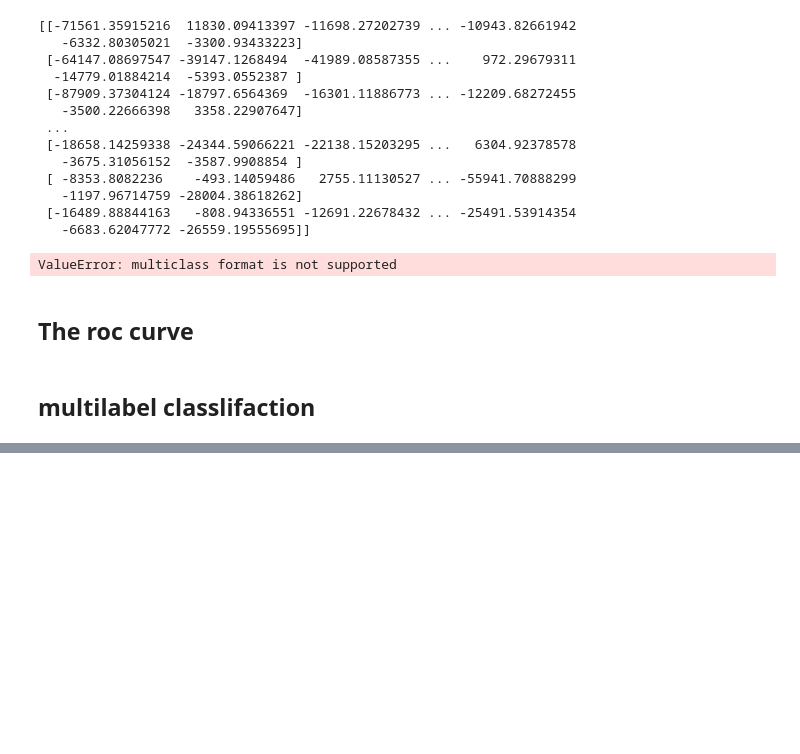
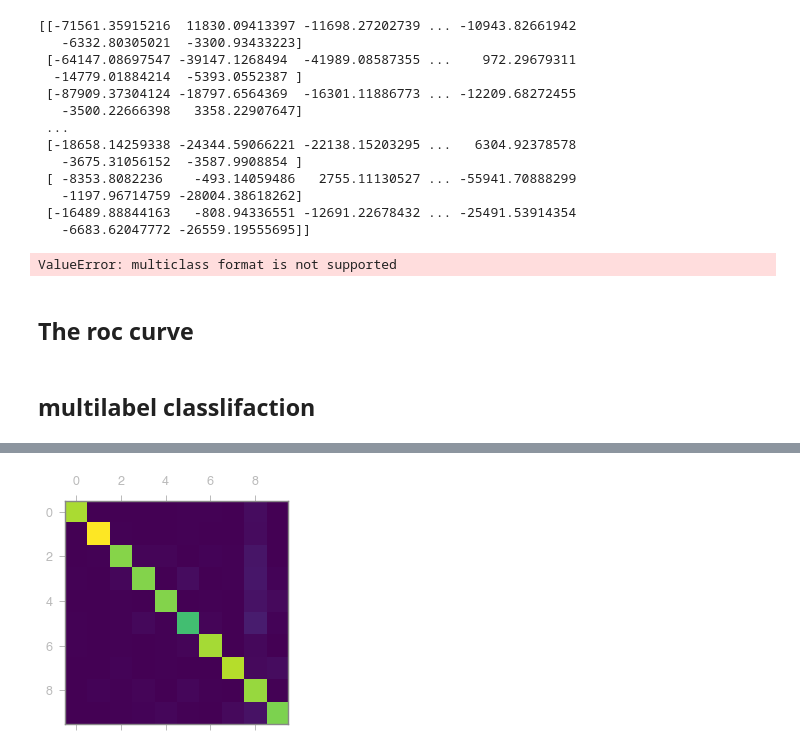
Before and after one commit to karthik9319/Preparation, a Jupyter notebook: chapter_3/classification.ipynb, the cells around one changed output, grey strips where cells are left out. Drawn from its saved outputs; the diff is of its cells as text; code cells hidden in the pictures; blank space fills up the shorter version.

```diff
--- a/chapter_3/classification.ipynb
+++ b/chapter_3/classification.ipynb
@@ -307,0 +333,12 @@ score
+# %%
+from sklearn.multiclass import OneVsOneClassifier
+
+ovo_clf = OneVsOneClassifier(SGDClassifier())
+
+ovo_clf.fit(x_train, y_train)
+
+print(ovo_clf.predict([x_train[23]]))
+
+print(y_train[23])
+
+print(len(ovo_clf.estimators_))
@@ -307,0 +349,8 @@ score
+# %%
+from sklearn.ensemble import RandomForestClassifier
+
+rf_clf = RandomForestClassifier()
+
+rf_clf.fit(x_train, y_train)
+
+print(rf_clf.predict([x_train[23]]))
@@ -307,0 +369,8 @@ score
+# %%
+from sklearn.preprocessing import StandardScaler
+
+scaler = StandardScaler()
+
+x_train_scaled = scaler.fit_transform(x_train.astype(np.float64))
+
+cross_val_score(sgd_clf1, x_train_scaled, y_train, cv=3, scoring='accuracy')
@@ -307,0 +379,4 @@ score
+# %%
+y_train_pred = cross_val_predict(sgd_clf1, x_train_scaled, y_train, cv = 3)
+conf_max = confusion_matrix(y_train, y_train_pred)
+conf_max
@@ -307,0 +394,5 @@ score
+# %%
+plt.matshow(conf_max)
+plt.show()
+# %% [output]
+[figure, added]
```
Also changed, not shown: parts of 13 cells of this notebook.
